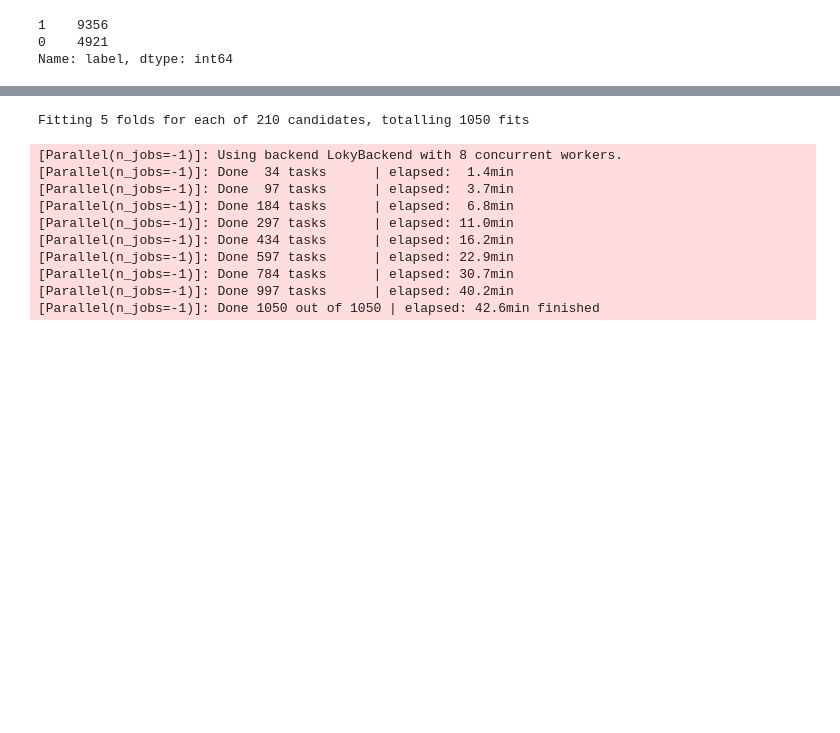
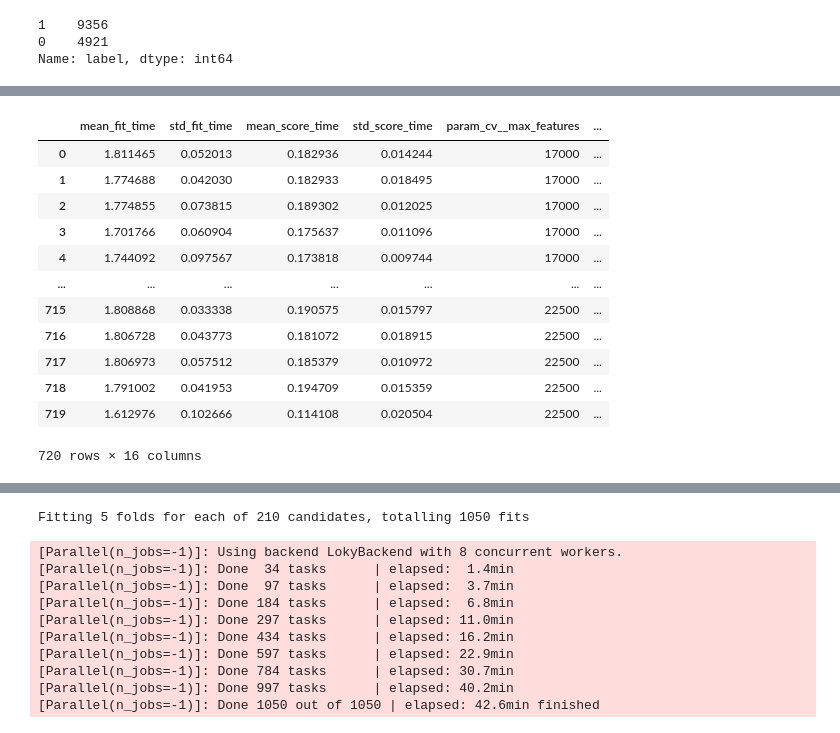
Before and after one commit to georgegarrington/mlLabs, a Jupyter notebook: coursework/v3.ipynb, the cells around one changed output, grey strips where cells are left out. Cells and saved outputs as stored; diff of their text form; code cells hidden in the pictures; blank space fills up the shorter version.

Commit message:
Refactored the multinomialNB stuff

```diff
--- a/coursework/v3.ipynb
+++ b/coursework/v3.ipynb
@@ -335,18 +335,20 @@ def testNaiveBayes():
     #make sure the labels are treated as ints and not objects
     clf.fit(simplified_training.tokens,simplified_training.label.astype('int'))
 # %%
-def gridSearch(pipeline, params):
-
-    #carry out a grid search for optimal parameter selection. Due to constraints of using my laptop this
-    #can't be done that extensively, I will leave it to run overnight a few times
-
-    #make n_jobs -1 so that all cores that are available are used which should hopefully make it quicker
-
-    clf = GridSearchCV(pipeline, params, scoring = "f1", verbose = 6, n_jobs = -1)
+# Given a pipeline and some parameters, perform a grid search with these
+def grid_search(pipeline, params):
 
     #make sure we are focusing on maximizing the f1 score and not a different metric, add some verbosity so we can
     #see the progress of the grid search to get an idea of how much time it is taking
 
+    #make n_jobs -1 so that all cores that are available cores are used which should hopefully make it quicker
+
+    clf = GridSearchCV(pipeline, params, scoring = "f1", verbose = 6, n_jobs = -1)
+
+    #grid_search does not need to take the training data as an argument, we can always assume that simplified_training
+    #is ready in memory so any algorithm will only ever need to use this to grid search therefore we can implicitly
+    #reference it like this without having to declare it as an argument to the function
+
     #make sure the labels are treated as ints and not objects
     clf.fit(simplified_training.tokens, simplified_training.label.astype("int"))
     return clf
@@ -352,0 +621,21 @@ def gridSearch(pipeline, params):
+# %%
+# Seventh iteration with the multinomial naive bayes algorithm, search around our "optimal" we have found and make it more
+# precise by searching in increments of 0.5 for alpha and 500 for max features to see if this tunes it to be even better.
+# trying ngrams from (1,8) to (1,12), 17000 max features in the vocabulary up to 22000 max features
+# in increments of 500, and try values of 2-7 for alpha in increments of 0.5
+
+# {'cv__max_features': 18000, 'cv__ngram_range': (1, 10), 'nb__alpha': 4}
+
+mNB_pipelineV7 = Pipeline([
+    ('cv', CountVectorizer()),
+    ('nb', MultinomialNB())
+])
+
+mNB_paramsV7 = {
+    'cv__ngram_range' : [(1,x) for x in range (8,13)],
+    'cv__max_features' : [500 * i for i in range (2 * 17,2 * 23)],
+    'nb__alpha' : [0.5 * i for i in range (2 * 2,8 * 2)]
+}
+
+mNBResult_V7 = grid_search(mNB_pipelineV7, mNB_paramsV7)
+report_scores(mNBResult_V7)
@@ -352,0 +675,16 @@ def gridSearch(pipeline, params):
+# %%
+pd.DataFrame(mNBResult_V7.cv_results_)
+# %% [output]
+|  | mean_fit_time | std_fit_time | mean_score_time | std_score_time | param_cv__max_features | ... |
+| 0 | 1.811465 | 0.052013 | 0.182936 | 0.014244 | 17000 | ... |
+| 1 | 1.774688 | 0.042030 | 0.182933 | 0.018495 | 17000 | ... |
+| 2 | 1.774855 | 0.073815 | 0.189302 | 0.012025 | 17000 | ... |
+| 3 | 1.701766 | 0.060904 | 0.175637 | 0.011096 | 17000 | ... |
+| 4 | 1.744092 | 0.097567 | 0.173818 | 0.009744 | 17000 | ... |
+| ... | ... | ... | ... | ... | ... | ... |
+| 715 | 1.808868 | 0.033338 | 0.190575 | 0.015797 | 22500 | ... |
+| 716 | 1.806728 | 0.043773 | 0.181072 | 0.018915 | 22500 | ... |
+| 717 | 1.806973 | 0.057512 | 0.185379 | 0.010972 | 22500 | ... |
+| 718 | 1.791002 | 0.041953 | 0.194709 | 0.015359 | 22500 | ... |
+| 719 | 1.612976 | 0.102666 | 0.114108 | 0.020504 | 22500 | ... |
+720 rows × 16 columns
```
Also changed, not shown: parts of 13 cells of this notebook, 1 other file.
